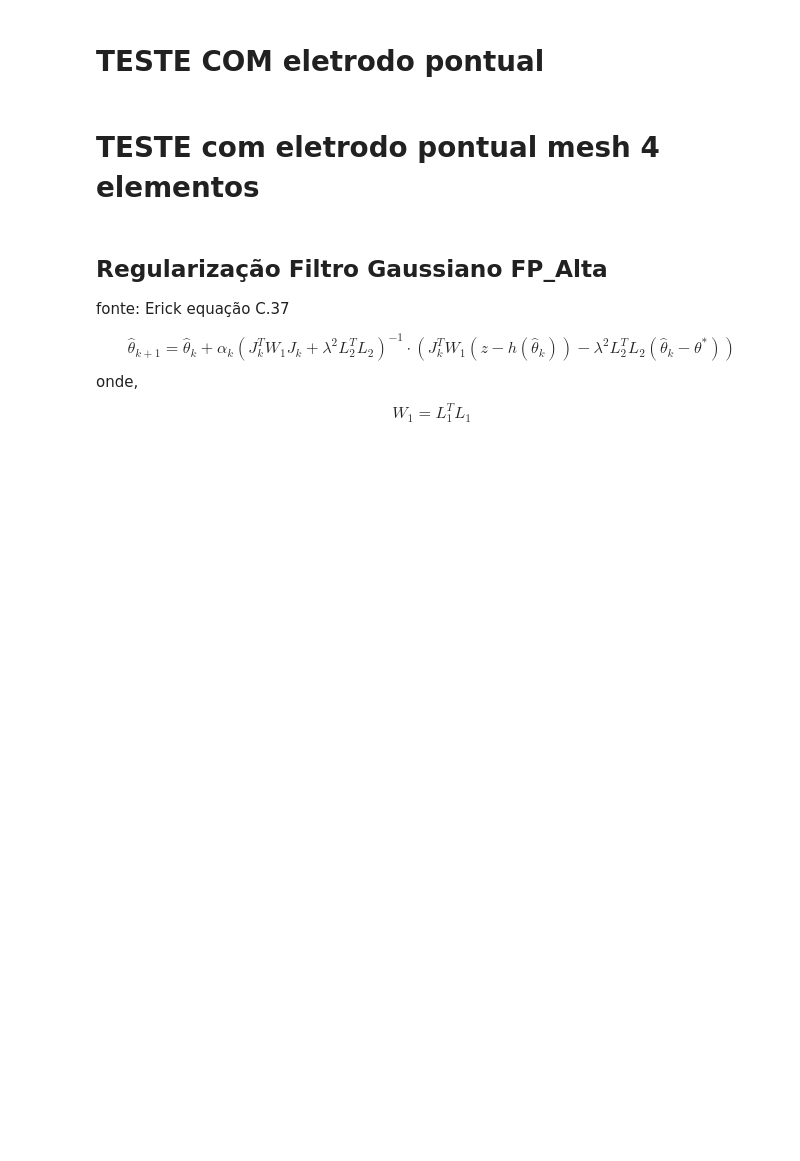
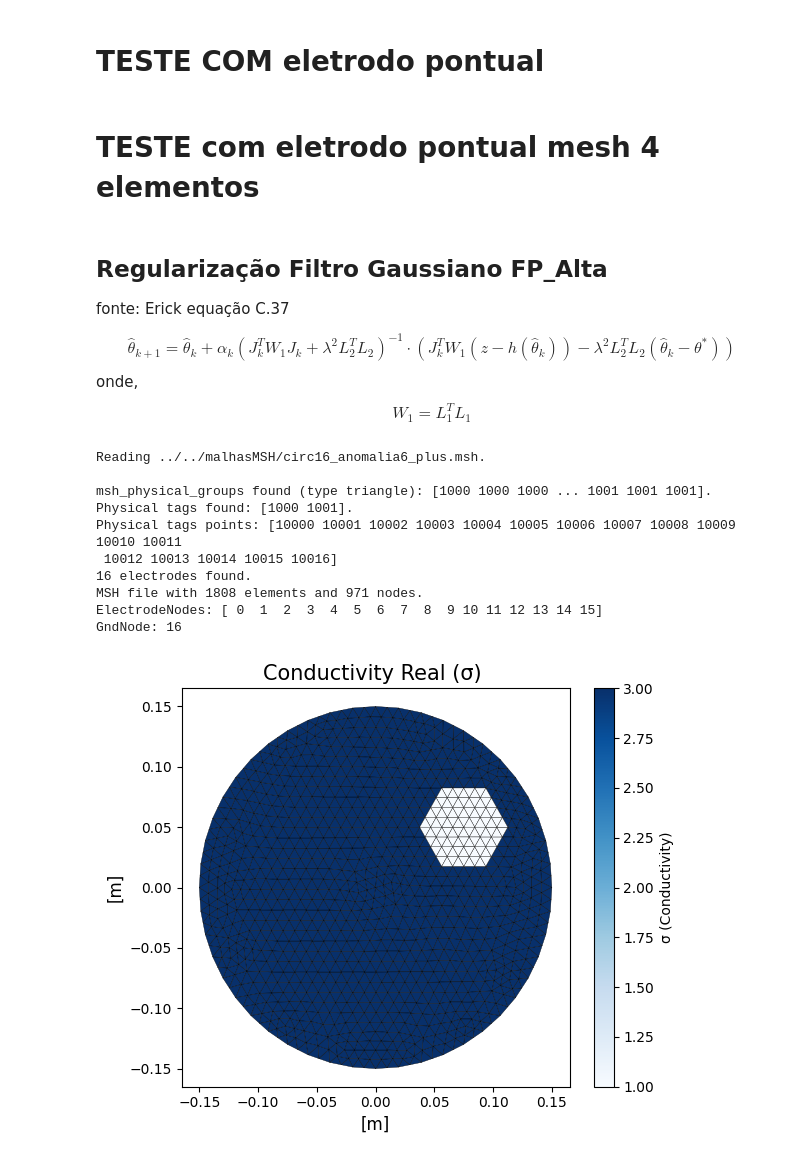
Before and after one commit to rodgraneiro/EIT_2D, a Jupyter notebook: exemplos/biblioteca_Edson/exemplos_biblioteca_Edson.ipynb, the cells around one changed output. Cells and saved outputs as stored; diff of their text form; code cells hidden in the pictures; blank space fills up the shorter version.

```diff
--- a/exemplos/biblioteca_Edson/exemplos_biblioteca_Edson.ipynb
+++ b/exemplos/biblioteca_Edson/exemplos_biblioteca_Edson.ipynb
@@ -239,7 +239,7 @@ sigma_inicial = np.full(MinhaMalhaPto2.NumberOfElements, 1.0)          # Monta v
 
 meus_sigmas = {
 1000 : 3.0,
-1001 : 2.00}
+1001 : 1.00}
 
 MinhaMalhaPto2.SetSigmaPhysicaEntity(meus_sigmas)
 
@@ -249,33 +249,45 @@ MinhaMalhaPto2.CalcKGlobal() # calculando KGlobal usando Sigmas
 
 #print(f'MinhaMalhaPto2.KGlobal =  {MinhaMalhaPto2.KGlobal}')
 
 fwd = forwardProblem.forward_problem(MinhaMalhaPto2, Pcorrente=None, SkipPattern=1)   # __init__ roda aqui
 
 #print(f'Pcorrente \n {fwd.corrente[MinhaMalhaPto.NumberOfNodes-MinhaMalhaPto.NumberOfElectrodes: MinhaMalhaPto.NumberOfNodes]}')
 #print(f'Pcorrente \n {fwd.corrente[:16]}')
 
 #print(f'Pcorrente \n {fwd.corrente.shape}')
 
 mtz_Vmedido = fwd.Solve()
 #print(f'Vmedido \n {fwd.Vmedido[:,0]}')
 
 nome_arquivo = 'ParaVernoGmshPto'
-fwd.criar_arquivo_pos_2D( fwd.Vmedido, nome_arquivo)
+#fwd.criar_arquivo_pos_2D( fwd.Vmedido, nome_arquivo)
 
-fwd.abrir_Gmsh_pos(nome_arquivo, runGmsh=True)
+#fwd.abrir_Gmsh_pos(nome_arquivo, runGmsh=True)
 
 #print(f'self.Yinversa \n {fwd.Yinversa}')
 
 V_measured = fwd.Vmedido_eletrodos
 
 #print(f'V_mesured \n {V_measured}')
 #sigmaAnterior = np.loadtxt('sigma_inicial_cont.txt')
 #teste = np.loadtxt("sigmaInicialTest.txt")
 
 #print(f'teste {teste.shape}')
 #invProblem_2D = inverseProblem_2D.inverse_problem(MinhaMalhaPto2, Pcorrente=fwd.corrente)
 #
 #invProblem_2D.solve(V_measured, initialEstimate= 2.9,alpha =0.05,  Lambda = 0.50, max_iter=10,Tol=5.0e-4)
 #invProblem_2D.solve(V_measured, initialEstimate= sigmaAnterior,alpha =0.05,  Lambda = 0.50, max_iter=4002,Tol=5.0e-4)
 #print('Y_jacobian',invProblem.Y_jacobian)
+# %% [output]
+Reading ../../malhasMSH/circ16_anomalia6_plus.msh.
+
+msh_physical_groups found (type triangle): [1000 1000 1000 ... 1001 1001 1001].
+Physical tags found: [1000 1001].
+Physical tags points: [10000 10001 10002 10003 10004 10005 10006 10007 10008 10009 10010 10011
+ 10012 10013 10014 10015 10016]
+16 electrodes found.
+MSH file with 1808 elements and 971 nodes.
+ElectrodeNodes: [ 0  1  2  3  4  5  6  7  8  9 10 11 12 13 14 15]
+GndNode: 16
+[figure, added]
 # %%
```
Also changed, not shown: parts of 1 cell of this notebook, 2 other files.
